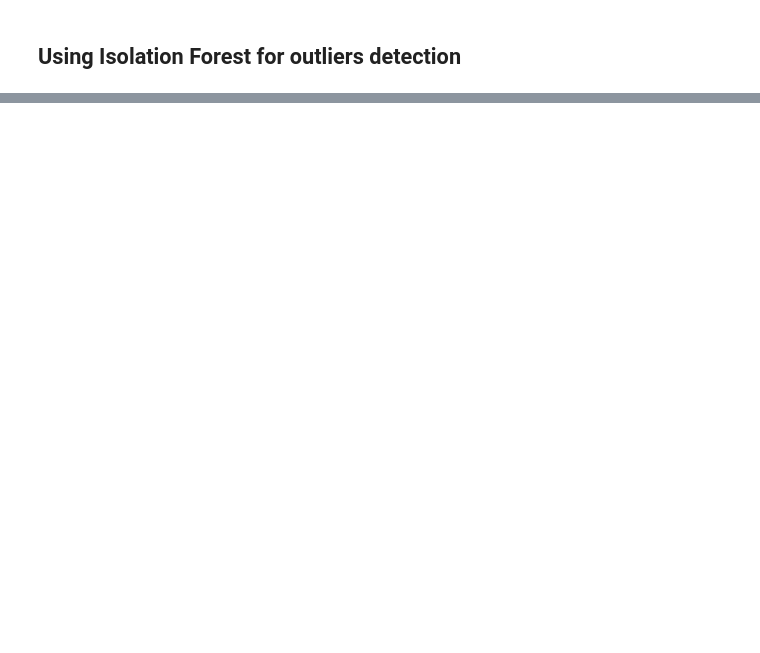
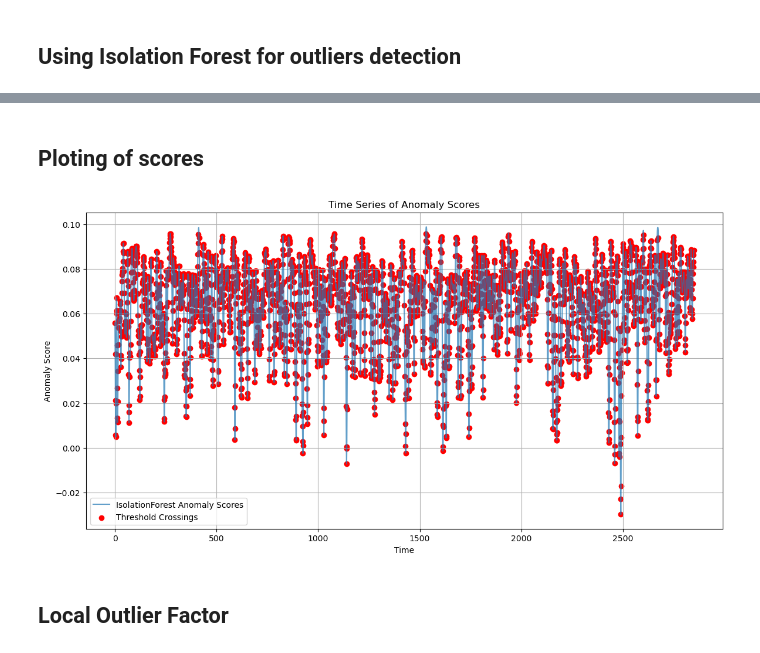
Before and after one commit to Maheshdudala/Smartphone_Anamoly_Infosys_Internship_Oct2024, a Jupyter notebook: Collab-Phase-3( Machine Learning).ipynb, the cells around one changed output, grey strips where cells are left out. Drawn from its saved outputs; the diff is of its cells as text; code cells hidden in the pictures; blank space fills up the shorter version.

```diff
--- a/Collab-Phase-3( Machine Learning).ipynb
+++ b/Collab-Phase-3( Machine Learning).ipynb
@@ -1451,0 +262,28 @@ F1 Score: 0.24
+# %% [markdown]
+## Ploting of scores
+# %%
+from scipy.ndimage import gaussian_filter1d
+
+# Best Threshold value
+best_threshold = 0.09592360120937166
+
+# Apply smoothing to the anomaly scores for a more continuous appearance
+smoothed_anomaly_scores = gaussian_filter1d(anomaly_scores, sigma=2)
+
+# Identify points where the smoothed anomaly scores cross the threshold
+threshold_points = np.where(smoothed_anomaly_scores < best_threshold)[0]
+
+# Time series plot of smoothed anomaly scores with best threshold point
+plt.figure(figsize=(14, 7))
+plt.plot(smoothed_anomaly_scores, linestyle='-', alpha=0.7, label='IsolationForest Anomaly Scores')
+plt.scatter(threshold_points, smoothed_anomaly_scores[threshold_points], color='red', marker='o', label='Threshold Crossings')
+plt.title('Time Series of Anomaly Scores')
+plt.xlabel('Time')
+plt.ylabel('Anomaly Score')
+plt.legend()
+plt.grid()
+plt.show()
+# %% [output]
+[figure, added]
+# %% [markdown]
+## Local Outlier Factor
```
Also changed, not shown: parts of 45 cells of this notebook.
